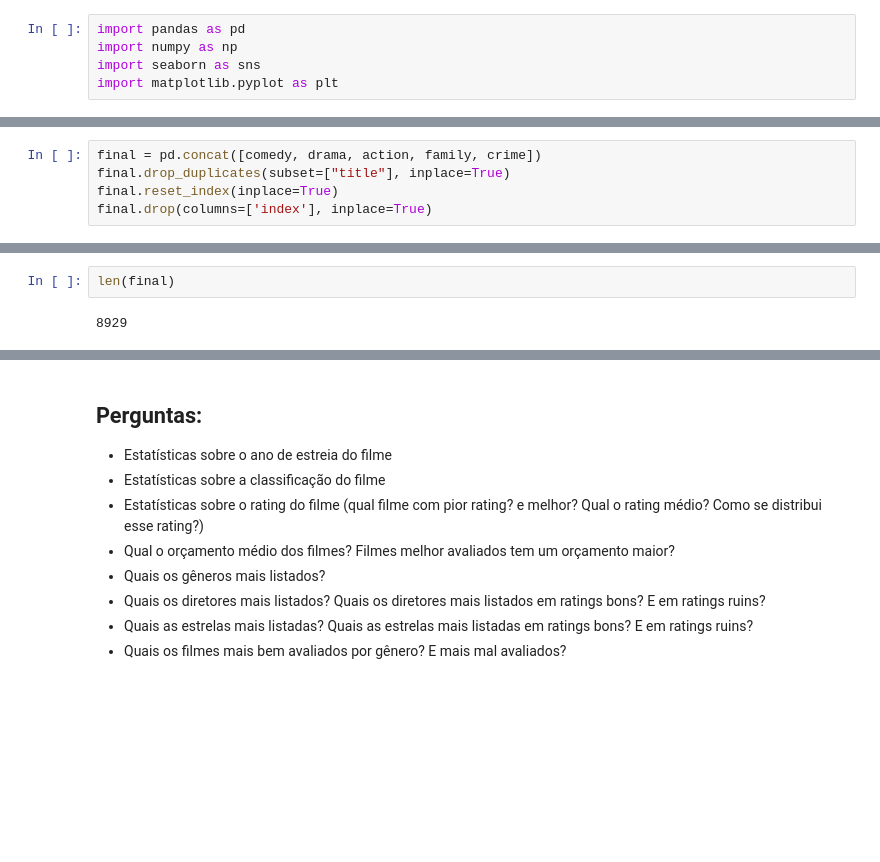
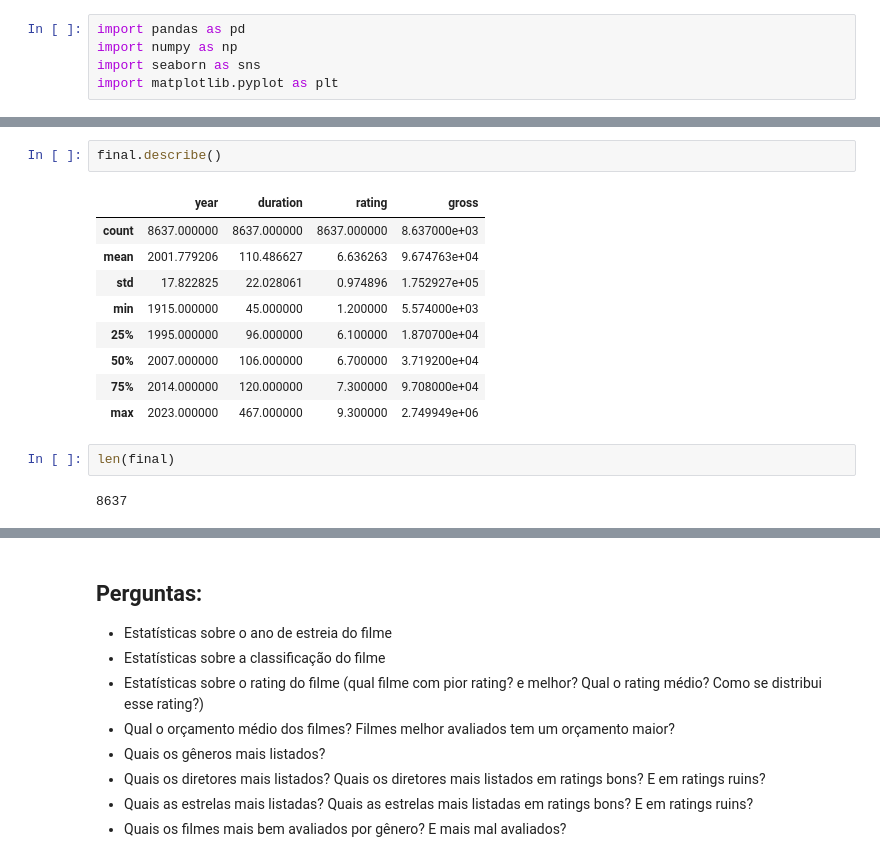
Before and after one commit to alice-peregrino/onboarding-ds, a Jupyter notebook: notebooks/EDA.ipynb, the cells around one changed output, grey strips where cells are left out. Drawn from its saved outputs; the diff is of its cells as text; blank space fills up the shorter version.

```diff
--- a/notebooks/EDA.ipynb
+++ b/notebooks/EDA.ipynb
@@ -12,5 +5,0 @@ crime = pd.read_json('../src/data/data_engineering/webscraping/webscraping/spide
-# %%
-final = pd.concat([comedy, drama, action, family, crime])
-final.drop_duplicates(subset=["title"], inplace=True)
-final.reset_index(inplace=True)
-final.drop(columns=['index'], inplace=True)
@@ -17,4 +15,16 @@ final.drop(columns=['index'], inplace=True)
+# %%
+final.describe()
+# %% [output]
+|  | year | duration | rating | gross |
+| count | 8637.000000 | 8637.000000 | 8637.000000 | 8.637000e+03 |
+| mean | 2001.779206 | 110.486627 | 6.636263 | 9.674763e+04 |
+| std | 17.822825 | 22.028061 | 0.974896 | 1.752927e+05 |
+| min | 1915.000000 | 45.000000 | 1.200000 | 5.574000e+03 |
+| 25% | 1995.000000 | 96.000000 | 6.100000 | 1.870700e+04 |
+| 50% | 2007.000000 | 106.000000 | 6.700000 | 3.719200e+04 |
+| 75% | 2014.000000 | 120.000000 | 7.300000 | 9.708000e+04 |
+| max | 2023.000000 | 467.000000 | 9.300000 | 2.749949e+06 |
 # %%
 len(final)
 # %% [output]
-8929
+8637
```
Also changed, not shown: parts of 4 cells of this notebook, 22 other files.
